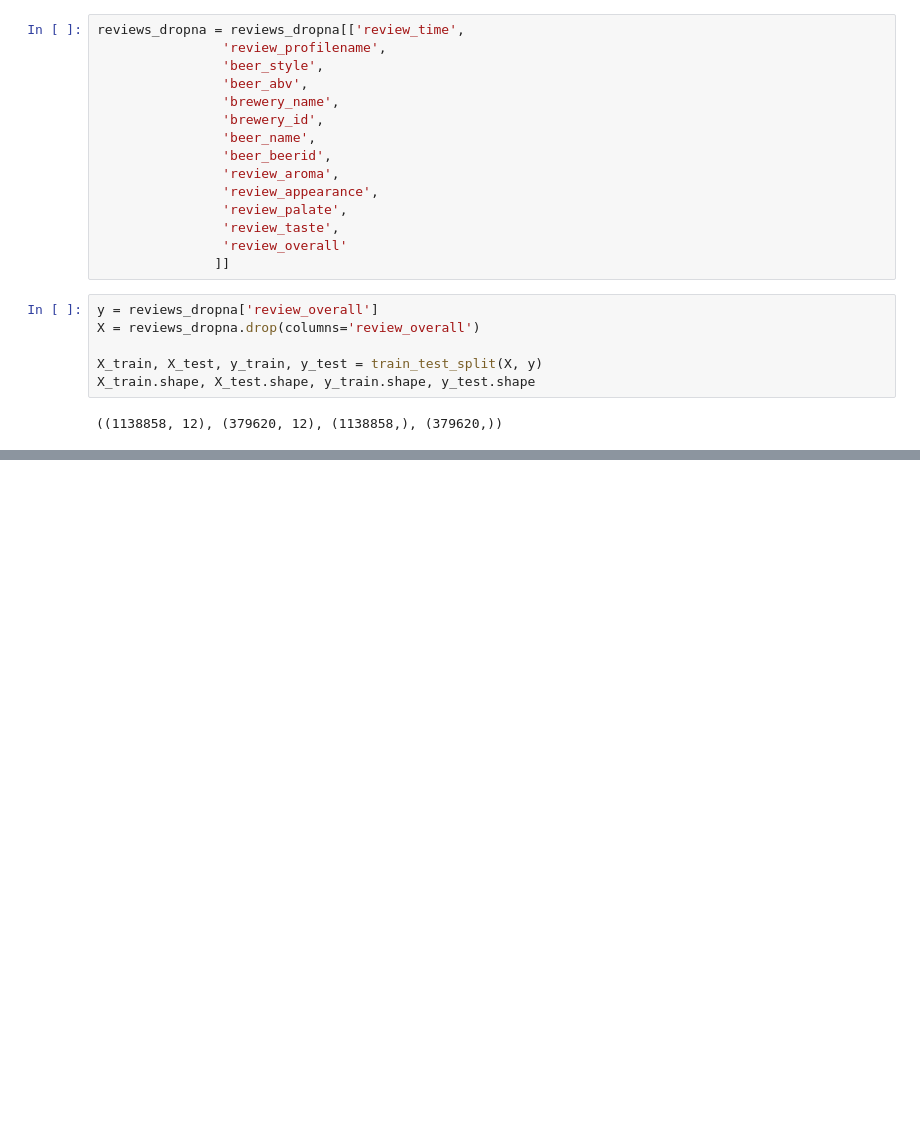
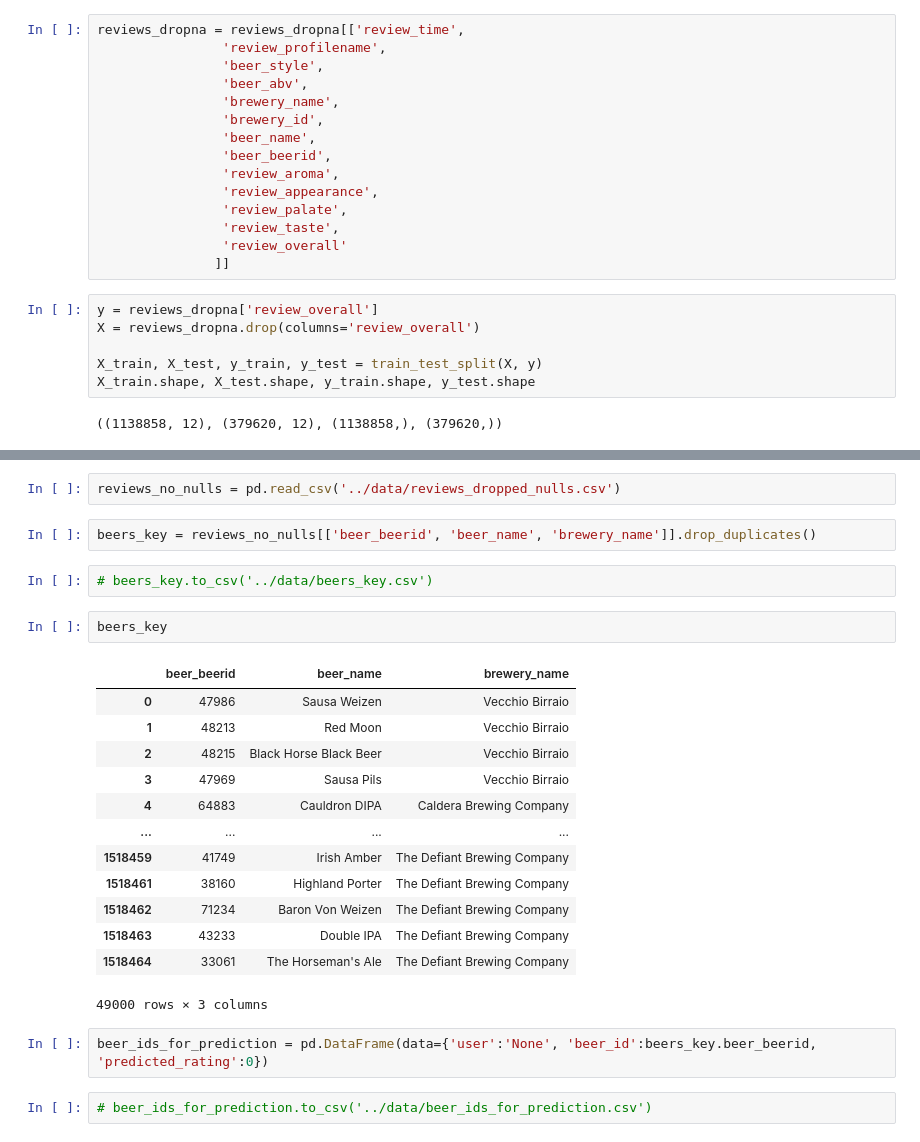
Before and after one commit to kevin-o-lewis/beer-recommender, a Jupyter notebook: notebooks/EDA.ipynb, the cells around one changed output, grey strips where cells are left out. Drawn from its saved outputs; the diff is of its cells as text; blank space fills up the shorter version.

```diff
--- a/notebooks/EDA.ipynb
+++ b/notebooks/EDA.ipynb
@@ -54,3 +54,29 @@ ax.barh(x, y)
 # %% [output]
 <BarContainer object of 104 artists>
 [figure]
+# %%
+reviews_no_nulls = pd.read_csv('../data/reviews_dropped_nulls.csv')
+# %%
+beers_key = reviews_no_nulls[['beer_beerid', 'beer_name', 'brewery_name']].drop_duplicates()
+# %%
+# beers_key.to_csv('../data/beers_key.csv')
+# %%
+beers_key
+# %% [output]
+|  | beer_beerid | beer_name | brewery_name |
+| 0 | 47986 | Sausa Weizen | Vecchio Birraio |
+| 1 | 48213 | Red Moon | Vecchio Birraio |
+| 2 | 48215 | Black Horse Black Beer | Vecchio Birraio |
+| 3 | 47969 | Sausa Pils | Vecchio Birraio |
+| 4 | 64883 | Cauldron DIPA | Caldera Brewing Company |
+| ... | ... | ... | ... |
+| 1518459 | 41749 | Irish Amber | The Defiant Brewing Company |
+| 1518461 | 38160 | Highland Porter | The Defiant Brewing Company |
+| 1518462 | 71234 | Baron Von Weizen | The Defiant Brewing Company |
+| 1518463 | 43233 | Double IPA | The Defiant Brewing Company |
+| 1518464 | 33061 | The Horseman's Ale | The Defiant Brewing Company |
+49000 rows × 3 columns
+# %%
+beer_ids_for_prediction = pd.DataFrame(data={'user':'None', 'beer_id':beers_key.beer_beerid, 'predicted_rating':0})
+# %%
+# beer_ids_for_prediction.to_csv('../data/beer_ids_for_prediction.csv')
```
Also changed, not shown: parts of 2 cells of this notebook, 5 other files.
